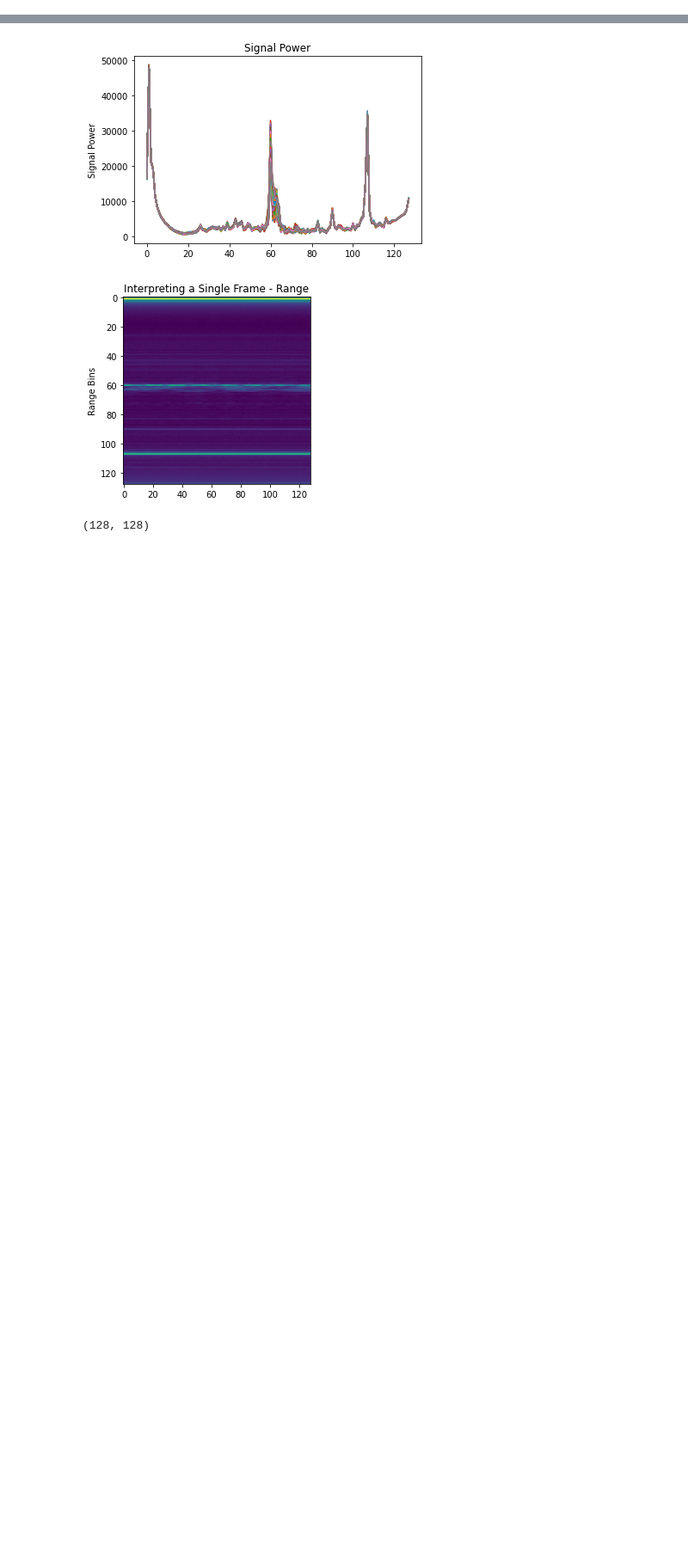
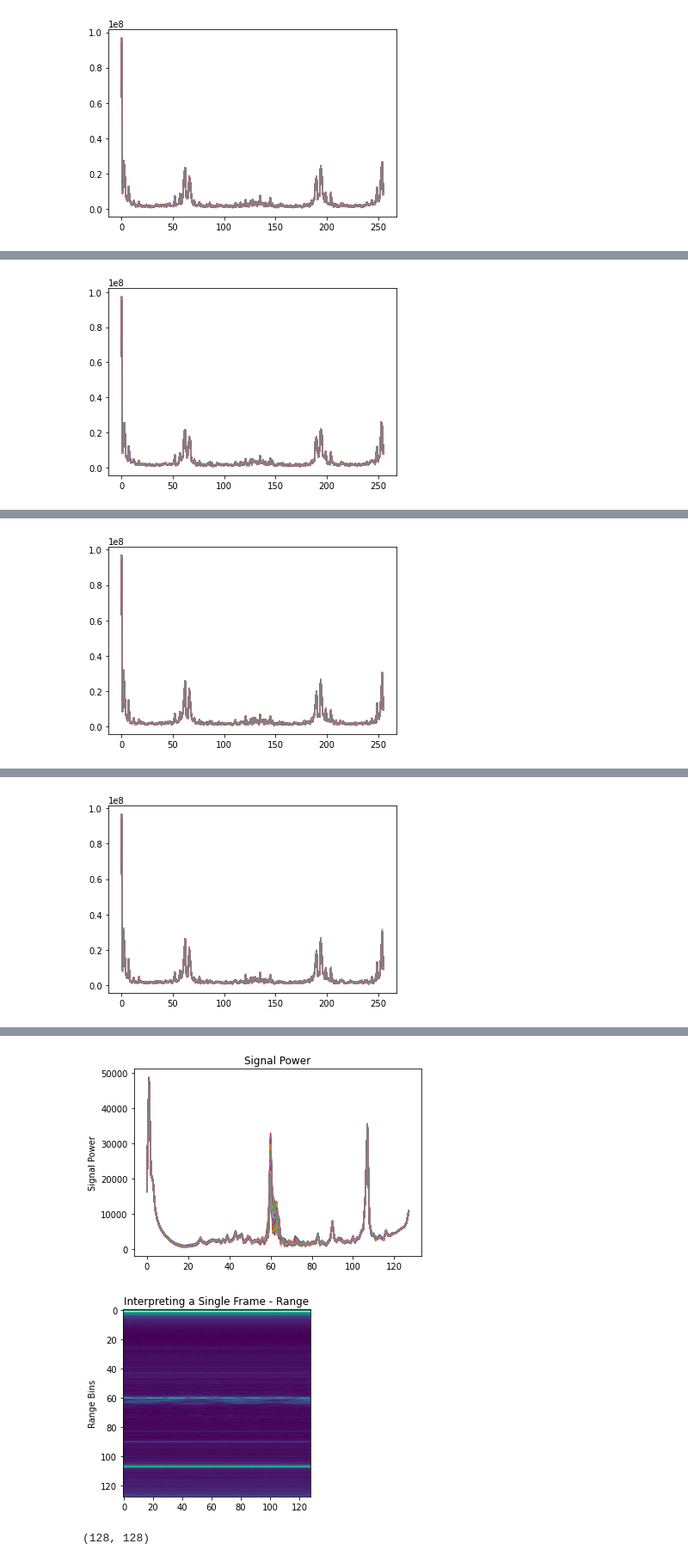
Before and after one commit to eyeris/OpenRadar, a Jupyter notebook: radar_testing.ipynb, the cells around one changed output, grey strips where cells are left out. Shown at 86% size. Cells and saved outputs as stored; diff of their text form; code cells hidden in the pictures; blank space fills up the shorter version.

Commit message:
Depth Cam data collection

```diff
--- a/radar_testing.ipynb
+++ b/radar_testing.ipynb
@@ -3,0 +32,3 @@ import matplotlib.pyplot as plt     # Basic Visualization Library
+# %%
+print('start')
+dca = DCA1000()
@@ -3,0 +38,22 @@ import matplotlib.pyplot as plt     # Basic Visualization Library
+# %%
+i = 0
+while True:
+    i = i + 1
+    adc_data = dca.read()
+    frame3d = dca.organize(adc_data, CHIRP_LOOPS, NUM_RX*NUM_TX, NUM_ADC_SAMPLES)
+
+    range_plot = np.fft.fft(frame3d, axis=2)
+    range_plot = np.abs(range_plot).sum(1)
+    #range_cube = mm.dsp.range_processing(frame3d)
+
+    plt.plot(range_plot.T)
+    plt.pause(0.005)
+    plt.show()
+    plt.clf()
+
+    datetime_object = datetime.now()
+    print(datetime.now(), "Done frame", i)
+    if i == 10:
+        break;
+# %% [output]
+[figure, added]
@@ -3,0 +61 @@ import matplotlib.pyplot as plt     # Basic Visualization Library
+[figure, added]
@@ -3,0 +63 @@ import matplotlib.pyplot as plt     # Basic Visualization Library
+[figure, added]
@@ -3,0 +65 @@ import matplotlib.pyplot as plt     # Basic Visualization Library
+[figure, added]
```
Also changed, not shown: parts of 5 cells of this notebook, 18 other files.
